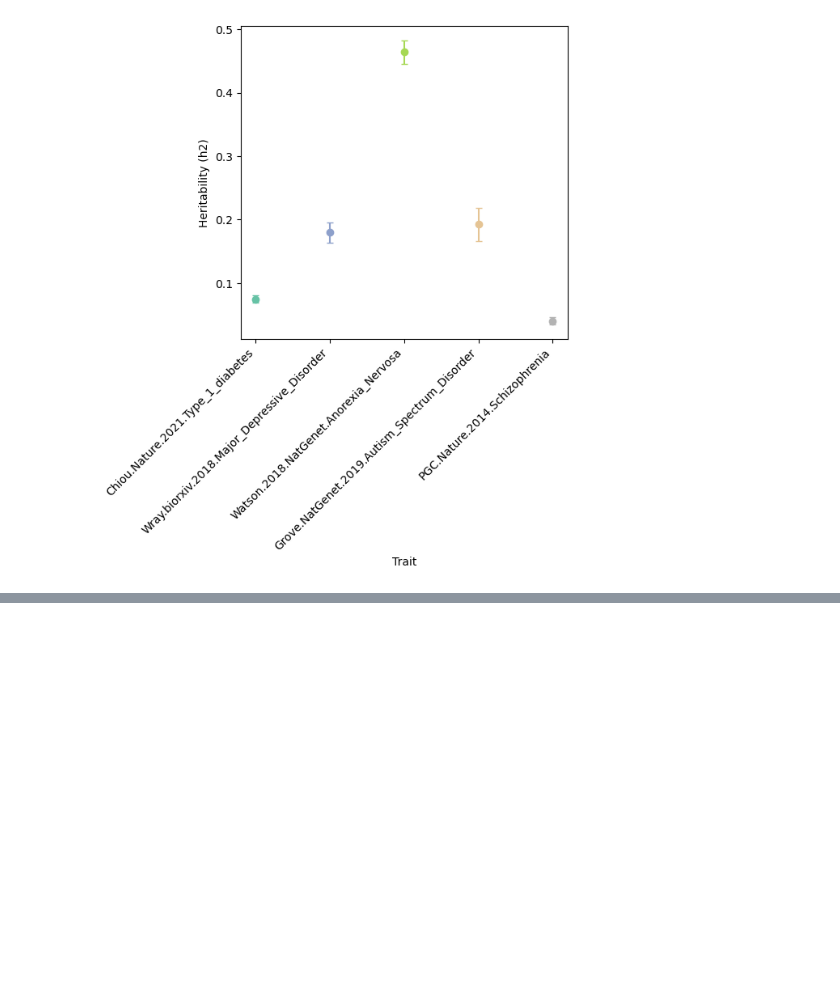
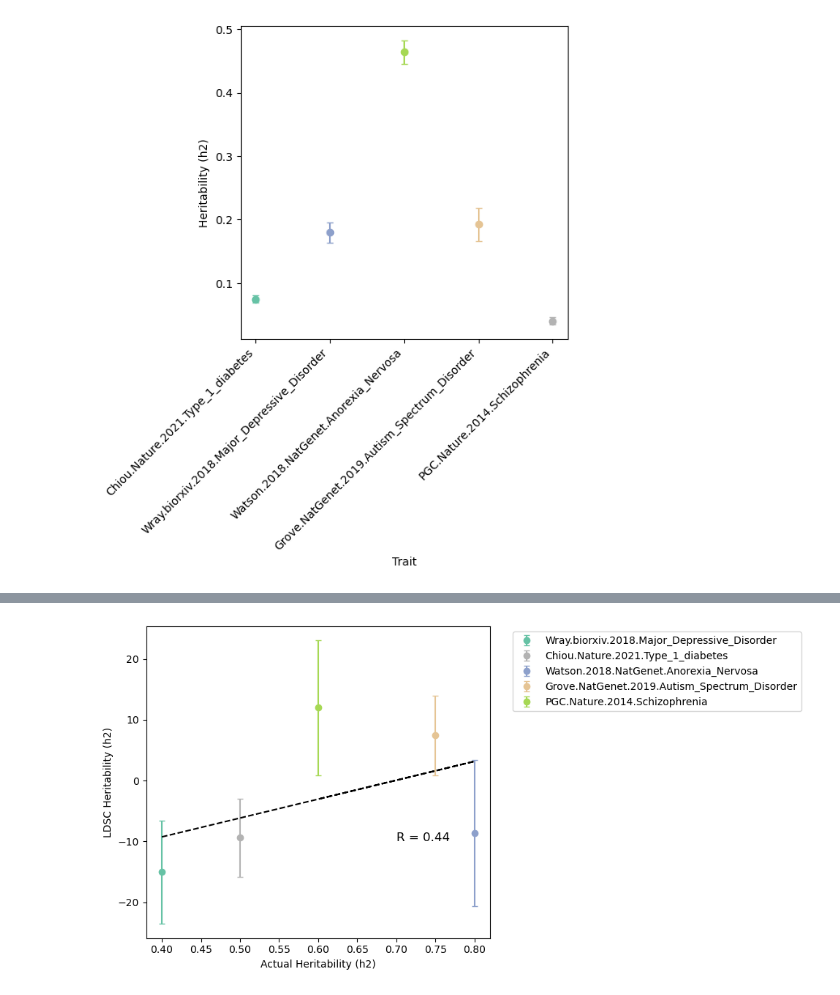
Before and after one commit to maddie1231/CSE-284-Final-Project, a Jupyter notebook: notebooks/06.plot_ldsc.ipynb, the cells around one changed output, grey strips where cells are left out. Cells and saved outputs as stored; diff of their text form; code cells hidden in the pictures; blank space fills up the shorter version.

Commit message:
more plotting

```diff
--- a/notebooks/06.plot_ldsc.ipynb
+++ b/notebooks/06.plot_ldsc.ipynb
@@ -37,3 +39,6 @@ plt.tight_layout()
 plt.show()
 # %% [output]
 [figure]
+# %%
+ldsc_chr_df = pd.read_csv("../ldsc/ldsc.one.chr.sumstat.results.txt", sep = "\t")
+ldsc_chr_df = ldsc_chr_df.sort_values("h2 - LDSC")
@@ -39,0 +54,38 @@ plt.show()
+# %%
+plt.figure(figsize=(10,5))
+colors = plt.cm.Set2(np.linspace(0, 1, len(ldsc_chr_df)))
+
+x = ldsc_chr_df["h2 - actual"].values
+y = ldsc_chr_df["h2 - LDSC"].values
+
+for i, row in ldsc_chr_df.iterrows():
+    plt.errorbar(
+        row["h2 - actual"],
+        row["h2 - LDSC"],
+        yerr=row["se - LDSC"],
+        fmt='o',
+        capsize=3,
+        color=colors[i],
+        label=row["Trait"]
+    )
+
+slope, intercept, r_value, p_value, std_err = linregress(x, y)
+plt.plot(x, intercept + slope*x, color='black', linestyle='--')
+
+plt.text(
+    0.7,                  # x position (5% from left)
+    -10,                        # y position (top of plot)
+    f"R = {r_value:.2f}",          # formatted text
+    fontsize=12,
+    color='black'
+)
+
+# plt.xticks(range(len(ldsc_chr_df)), ldsc_chr_df["Trait"], rotation=45, ha="right")
+plt.legend(bbox_to_anchor=(1.05, 1), loc='upper left')
+plt.ylabel("LDSC Heritability (h2)")
+plt.xlabel("Actual Heritability (h2)")
+
+plt.tight_layout()
+plt.show()
+# %% [output]
+[figure, added]
```
Also changed, not shown: parts of 3 cells of this notebook, 2 other files.
